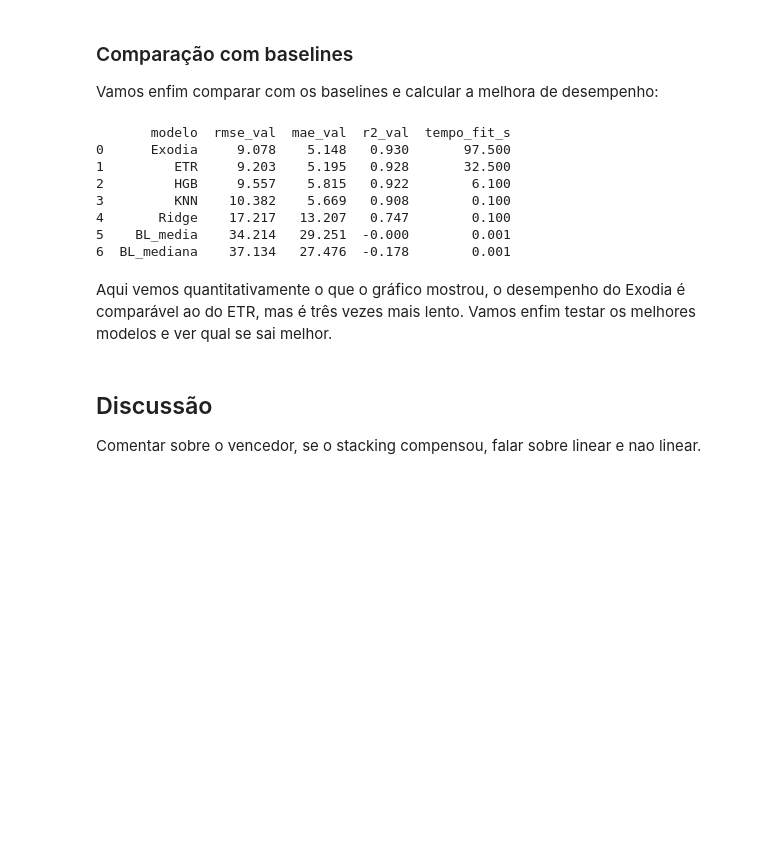
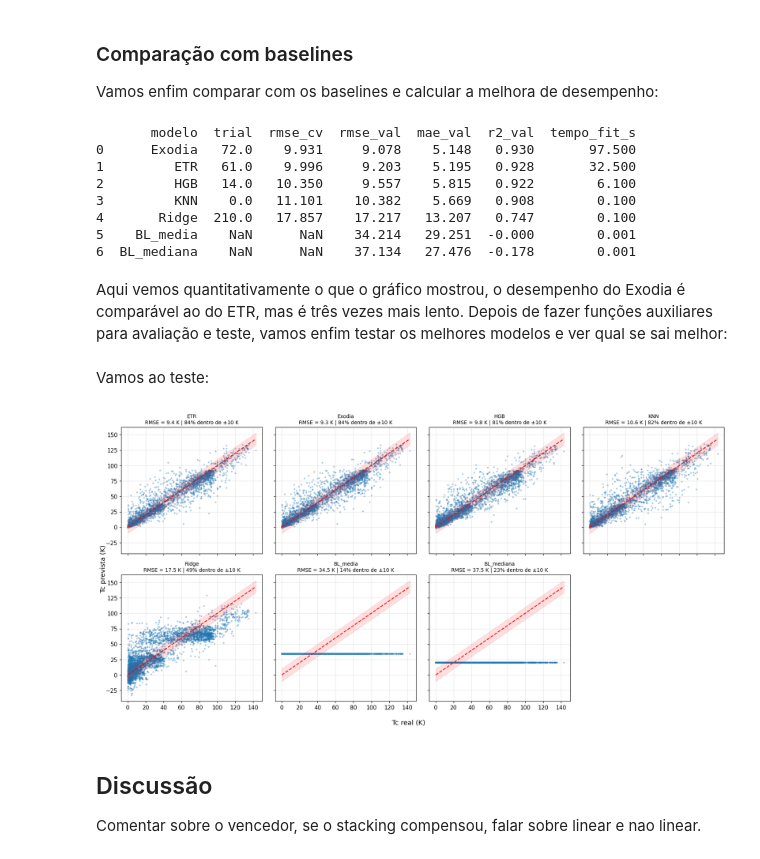
Before and after one commit to AlexAraujo0/Alex-Ilum-T26, a Jupyter notebook: main.ipynb, the cells around one changed output. Saved outputs shown, nothing was run; the diff lists cells and outputs as text; code cells hidden in the pictures; blank space fills up the shorter version.

```diff
--- a/main.ipynb
+++ b/main.ipynb
@@ -325,7 +324,7 @@ K = 5
 ESTUDOS = {
     "Ridge" : ("otimizacao/E_RIDGE/studies/RIDGE_ciclo4.db", "RIDGE_ciclo3"),
     "KNN" : ("otimizacao/E_KNN/studies/KNN_ciclo3.db", "KNN_ciclo3"),
-    "HGB" : ("otimizacao/E_HGB/HGB_ciclo3.db", "HGB_ciclo3"),
+    "HGB" : ("otimizacao/E_HGB/studies/HGB_ciclo3.db", "HGB_ciclo3"),
     "ETR" : ("otimizacao/E_ETR/studies/ETR_ciclo3_corr.db", "ETR_ciclo3_corr"),
     "Exodia" : ("otimizacao/E_EXODIA/studies/Exodia_otm.db", "Exodia_otm"),
 }
@@ -359,9 +358,9 @@ for nome, (db, nome_estudo) in ESTUDOS.items():
 
         linhas.append({"modelo": nome, "trial": t.number, "rmse_cv": -t.value,
                        "rmse_val": pontos["rmse"], "mae_val": pontos["mae"], "r2_val": pontos["r2"],
-                       "tempo_fit": round(tempo, 1), "params": json.dumps(t.params)})
+                       "tempo_fit_s": round(tempo, 1), "params": json.dumps(t.params)})
         pd.DataFrame(linhas).to_csv(candidatos, index=False)
-        print(f"{nome:8s} trial {t.number:>4}  CV = {-t.value:7.3f}  validação = {m['rmse']:7.3f}  ({tempo:.0f} s)", flush=True)
+        print(f"{nome:8s} trial {t.number:>4}  CV = {-t.value:7.3f}  validação = {pontos['rmse']:7.3f}  ({tempo:.0f} s)", flush=True)
 # %% [markdown]
 Carregando o DataFrame:
 # %%
@@ -441,20 +440,15 @@ def gera_BL(X_tr, y_tr, X_va, y_va):
         .reset_index(drop=True))
 
 def compara_resultados(df_candidatos, X_tr, y_tr, X_va, y_va):
-    candidatos = (
-        df_candidatos
-        .sort_values("rmse_val")
-        .groupby("modelo", as_index=False)
-        .first()[["modelo", "rmse_val", "mae_val", "r2_val", "tempo_fit_s"]]
-    )
+    melhores = df_candidatos.loc[df_candidatos.groupby("modelo")["rmse_val"].idxmin()]
 
-    baselines = gera_BL(
-        X_tr, y_tr,
-        X_va, y_va
-    )
+    melhores = melhores[["modelo", "trial", "rmse_cv", "rmse_val", "mae_val", "r2_val", "tempo_fit_s"]]
 
-    resultados = pd.concat([candidatos, baselines], ignore_index=True).sort_values("rmse_val")
-    return (resultados.reset_index(drop=True))
+    baselines = gera_BL(X_tr, y_tr, X_va, y_va)
+
+    pd_melhores = pd.concat([melhores, baselines], ignore_index=True).sort_values("rmse_val")
+
+    return pd_melhores.reset_index(drop=True)
 # %%
 df_comp = compara_resultados(
     df_candidatos,
@@ -464,13 +458,13 @@ df_comp = compara_resultados(
 
 print(df_comp.round(3))
 # %% [output]
-       modelo  rmse_val  mae_val  r2_val  tempo_fit_s
-0      Exodia     9.078    5.148   0.930       97.500
-1         ETR     9.203    5.195   0.928       32.500
-2         HGB     9.557    5.815   0.922        6.100
-3         KNN    10.382    5.669   0.908        0.100
-4       Ridge    17.217   13.207   0.747        0.100
-5    BL_media    34.214   29.251  -0.000        0.001
-6  BL_mediana    37.134   27.476  -0.178        0.001
+       modelo  trial  rmse_cv  rmse_val  mae_val  r2_val  tempo_fit_s
+0      Exodia   72.0    9.931     9.078    5.148   0.930       97.500
+1         ETR   61.0    9.996     9.203    5.195   0.928       32.500
+2         HGB   14.0   10.350     9.557    5.815   0.922        6.100
+3         KNN    0.0   11.101    10.382    5.669   0.908        0.100
+4       Ridge  210.0   17.857    17.217   13.207   0.747        0.100
+5    BL_media    NaN      NaN    34.214   29.251  -0.000        0.001
+6  BL_mediana    NaN      NaN    37.134   27.476  -0.178        0.001
 # %% [markdown]
-Aqui vemos quantitativamente o que o gráfico mostrou, o desempenho do Exodia é comparável ao do ETR, mas é três vezes mais lento. Vamos enfim testar os melhores modelos e ver qual se sai melhor.
+Aqui vemos quantitativamente o que o gráfico mostrou, o desempenho do Exodia é comparável ao do ETR, mas é três vezes mais lento. Depois de fazer funções auxiliares para avaliação e teste, vamos enfim testar os melhores modelos e ver qual se sai melhor:
@@ -477,3 +518,15 @@ Aqui vemos quantitativamente o que o gráfico mostrou, o desempenho do Exodia é
+# %% [markdown]
+Vamos ao teste:
+# %%
+cand = pd.read_csv(candidatos)
+val = compara_resultados(cand, X_tr, y_tr, X_va, y_va)
+teste, predicoes = avalia_teste(cand, X_tr, y_tr, X_te, y_te)
+res = val.merge(teste, on="modelo").sort_values("rmse_val").reset_index(drop=True)
+res.round(3)
+
+plota_prev_final(predicoes, y_te)
+# %% [output]
+[figure, added]
 # %% [markdown]
 ## Discussão
 
```
Also changed, not shown: parts of 3 cells of this notebook, 7 other files.
